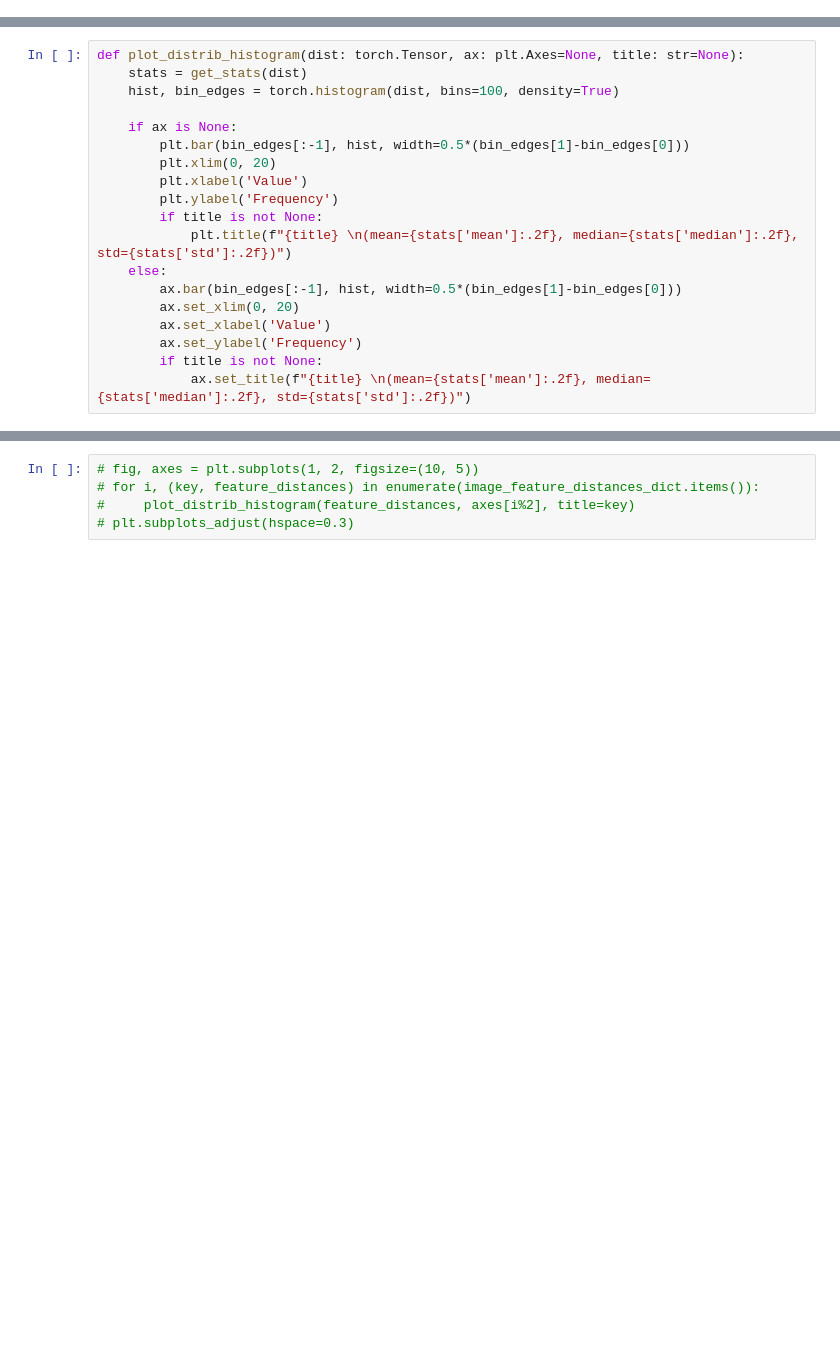
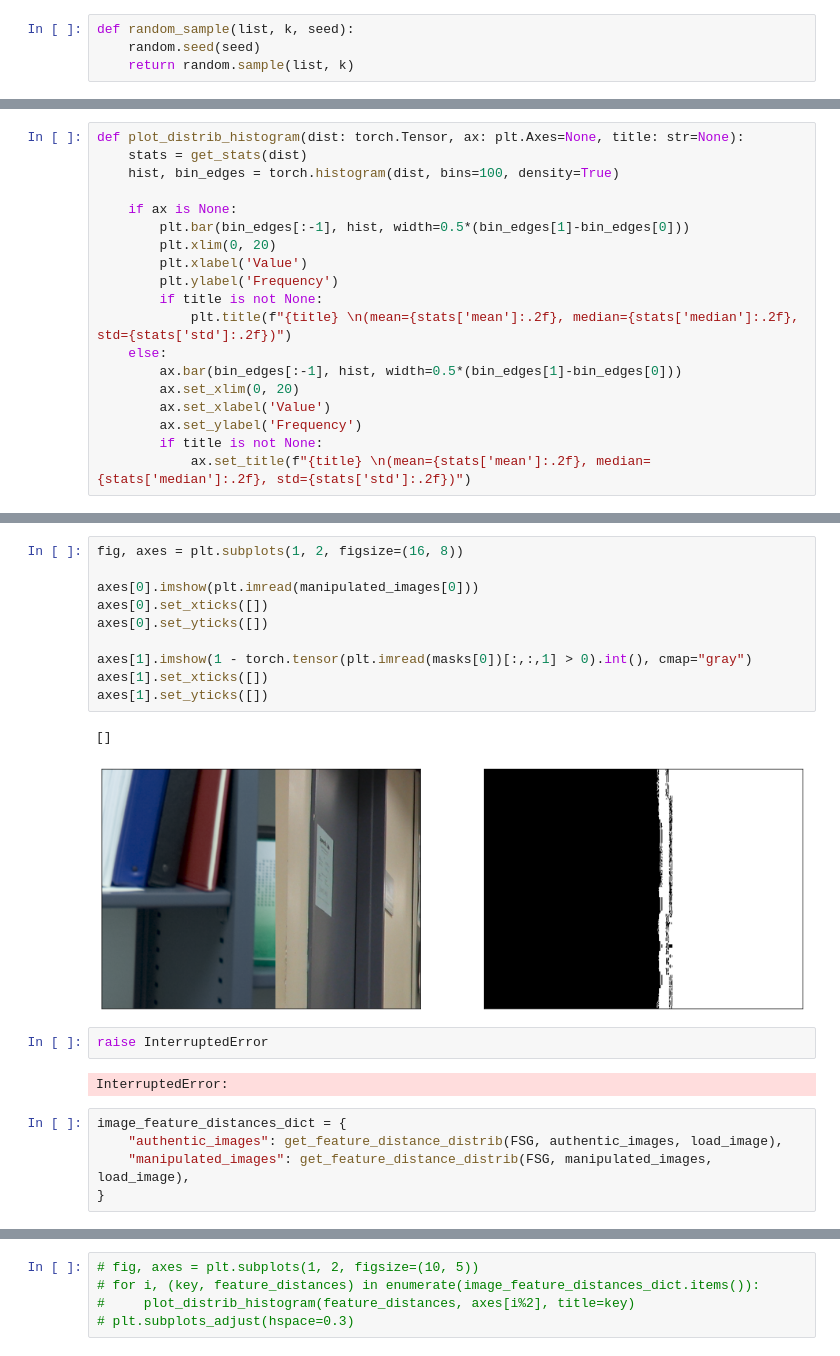
Before and after one commit to ductai199x/benchmarking-video-image-forensic-algorithms, a Jupyter notebook: fsg_feat_dist_experiment.ipynb, the cells around one changed output, grey strips where cells are left out. Drawn from its saved outputs; the diff is of its cells as text; blank space fills up the shorter version.

```diff
--- a/fsg_feat_dist_experiment.ipynb
+++ b/fsg_feat_dist_experiment.ipynb
@@ -17,6 +19,10 @@ list_dir = lambda x: [os.path.join(x, i) for i in os.listdir(x)]
 # %%
 def load_image(path):
     return to_tensor(Image.open(path))[:3] * 255
+# %%
+def random_sample(list, k, seed):
+    random.seed(seed)
+    return random.sample(list, k)
 # %%
 def load_first_frame_of_video(path):
     vr = decord.VideoReader(path)
@@ -148 +196,23 @@ manipulated_videos = random.sample(list_dir("/media/nas2/Tai/6-tampering-databas
+# %%
+fig, axes = plt.subplots(1, 2, figsize=(16, 8))
+
+axes[0].imshow(plt.imread(manipulated_images[0]))
+axes[0].set_xticks([])
+axes[0].set_yticks([])
+
+axes[1].imshow(1 - torch.tensor(plt.imread(masks[0])[:,:,1] > 0).int(), cmap="gray")
+axes[1].set_xticks([])
+axes[1].set_yticks([])
+# %% [output]
+[]
+[figure, added]
+# %%
+raise InterruptedError
+# %% [output]
+InterruptedError:
+# %%
+image_feature_distances_dict = {
+    "authentic_images": get_feature_distance_distrib(FSG, authentic_images, load_image),
+    "manipulated_images": get_feature_distance_distrib(FSG, manipulated_images, load_image),
+}
 # %%
```
Also changed, not shown: parts of 17 cells of this notebook, 5 other files.
